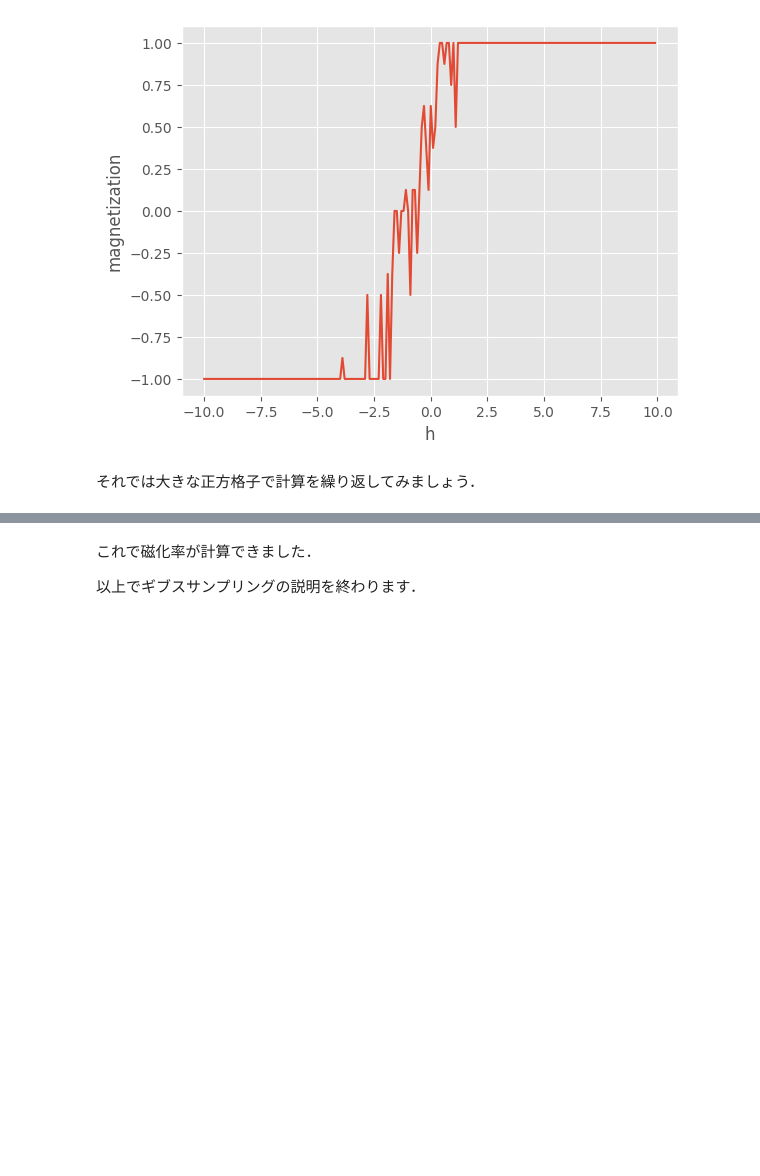
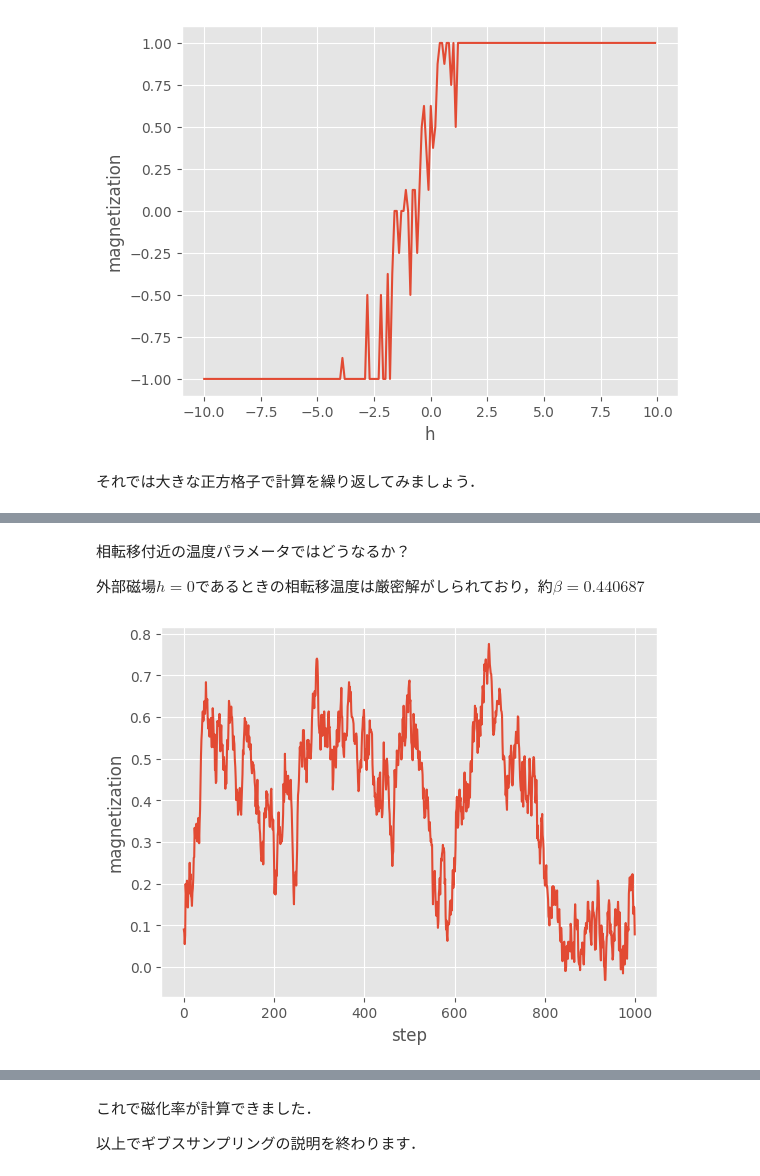
Before and after one commit to LABO-M/MachineLearningPhasesOfMatter, a Jupyter notebook: ising/ising_heatbath.ipynb, the cells around one changed output, grey strips where cells are left out. Saved outputs shown, nothing was run; the diff lists cells and outputs as text; code cells hidden in the pictures; blank space fills up the shorter version.

```diff
--- a/ising/ising_heatbath.ipynb
+++ b/ising/ising_heatbath.ipynb
@@ -814,0 +834,21 @@ plt.show()
+# %% [markdown]
+相転移付近の温度パラメータではどうなるか？
+
+外部磁場$h = 0$であるときの相転移温度は厳密解がしられており，約$\beta = 0.440687$
+# %%
+n = 32
+lattice = create_lattice(n)
+# %%
+beta = 0.440687
+J = 1
+h = 0
+# %%
+n_steps = 1000
+np.random.seed(111)
+magnetization_transition = compute_magnetization_transition(lattice, beta , J , h, n_steps)
+plt.plot(range(n_steps), magnetization_transition)
+plt.xlabel("step")
+plt.ylabel("magnetization")
+plt.show()
+# %% [output]
+[figure, added]
```
Also changed, not shown: parts of 16 cells of this notebook, 4 other files.
